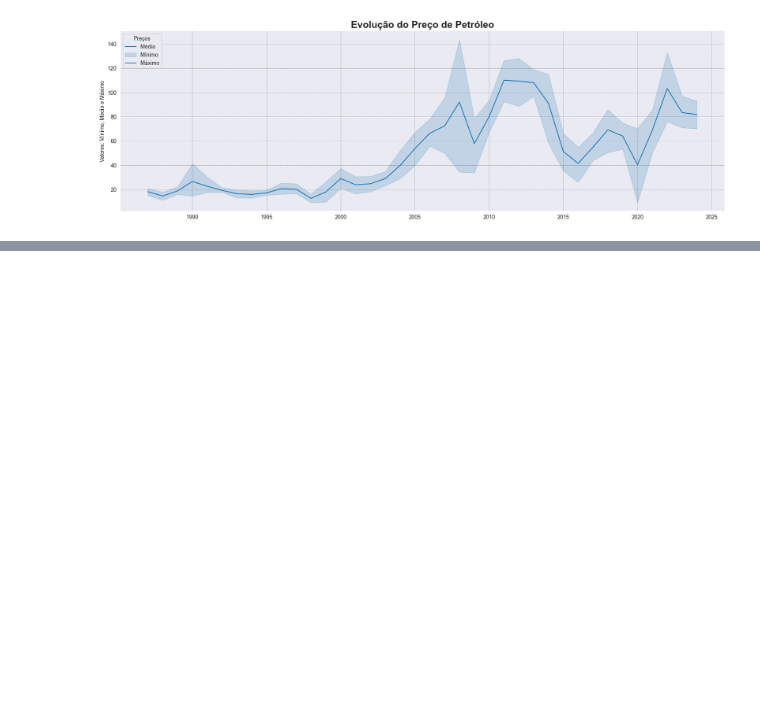
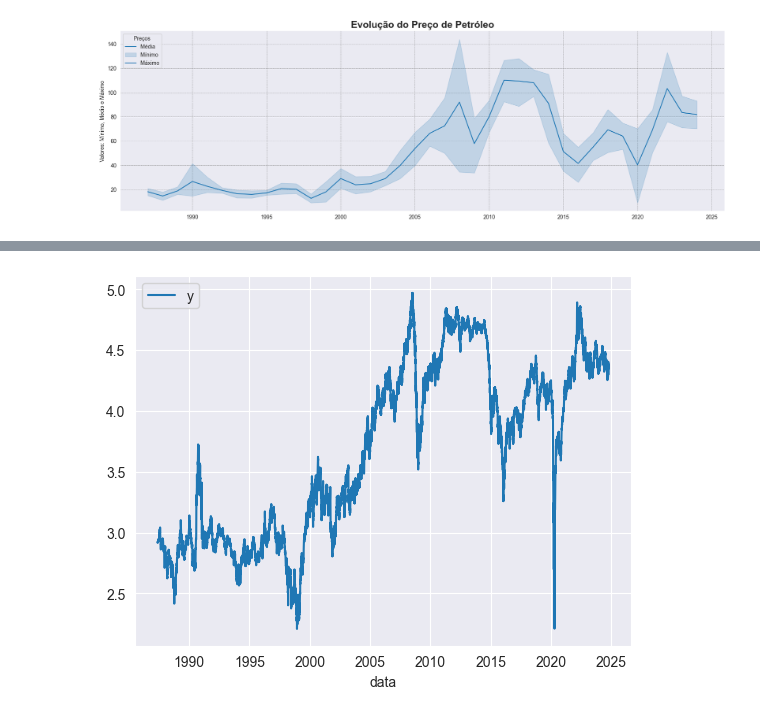
Before and after one commit to claytongsant/https-github.com-torvess-Tech_Challeng_FIAP_Fase_04, a Jupyter notebook: Notebooks/precos_petroleo.ipynb, the cells around one changed output, grey strips where cells are left out. Saved outputs shown, nothing was run; the diff lists cells and outputs as text; code cells hidden in the pictures; blank space fills up the shorter version.

```diff
--- a/Notebooks/precos_petroleo.ipynb
+++ b/Notebooks/precos_petroleo.ipynb
@@ -190,0 +272,8 @@ Avaliando os limites de preço por ano, 2008 foi o ano que tivemos com maior ins
+# %%
+# aplicando escala logaritma
+dados_ml_est['y'] = np.log(dados_ml_est['y'])
+
+sns.lineplot(data=dados_ml_est)
+plt.show()
+# %% [output]
+[figure, added]
```
Also changed, not shown: parts of 33 cells of this notebook.
